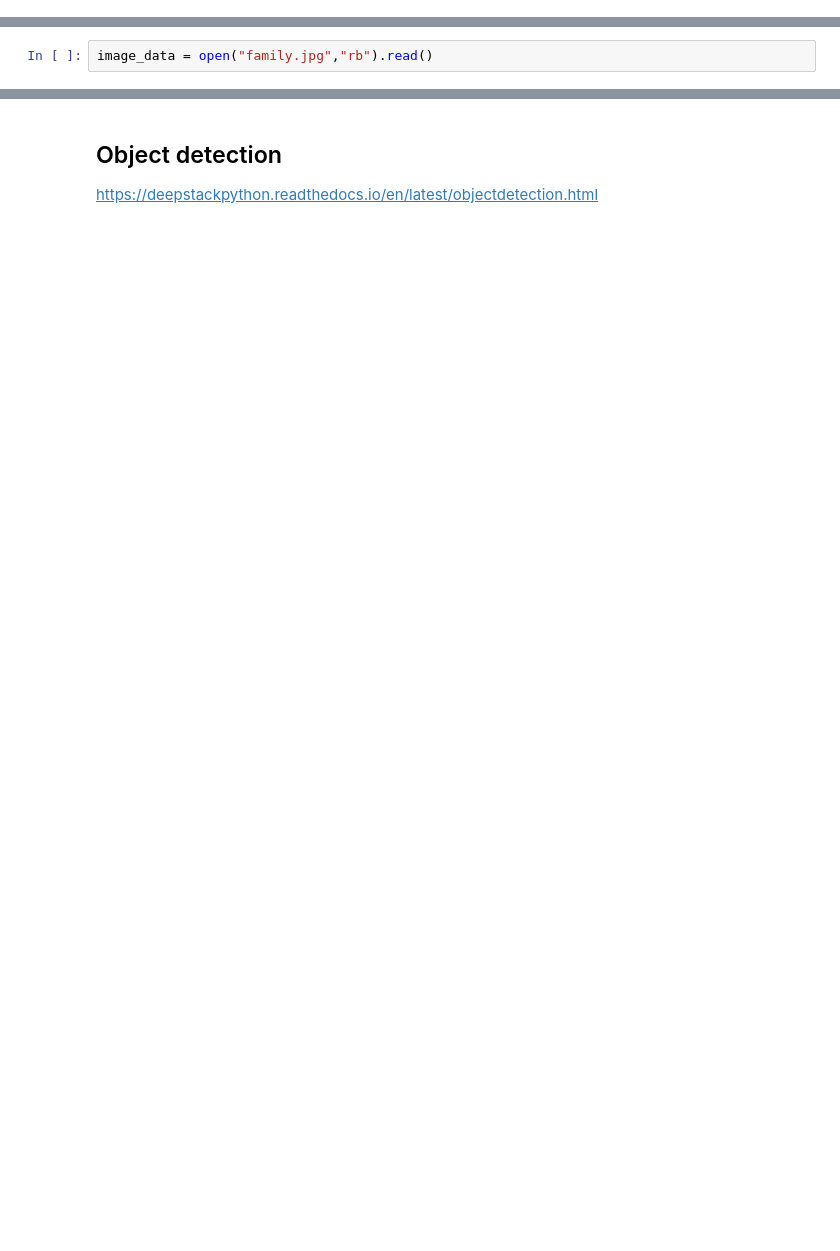
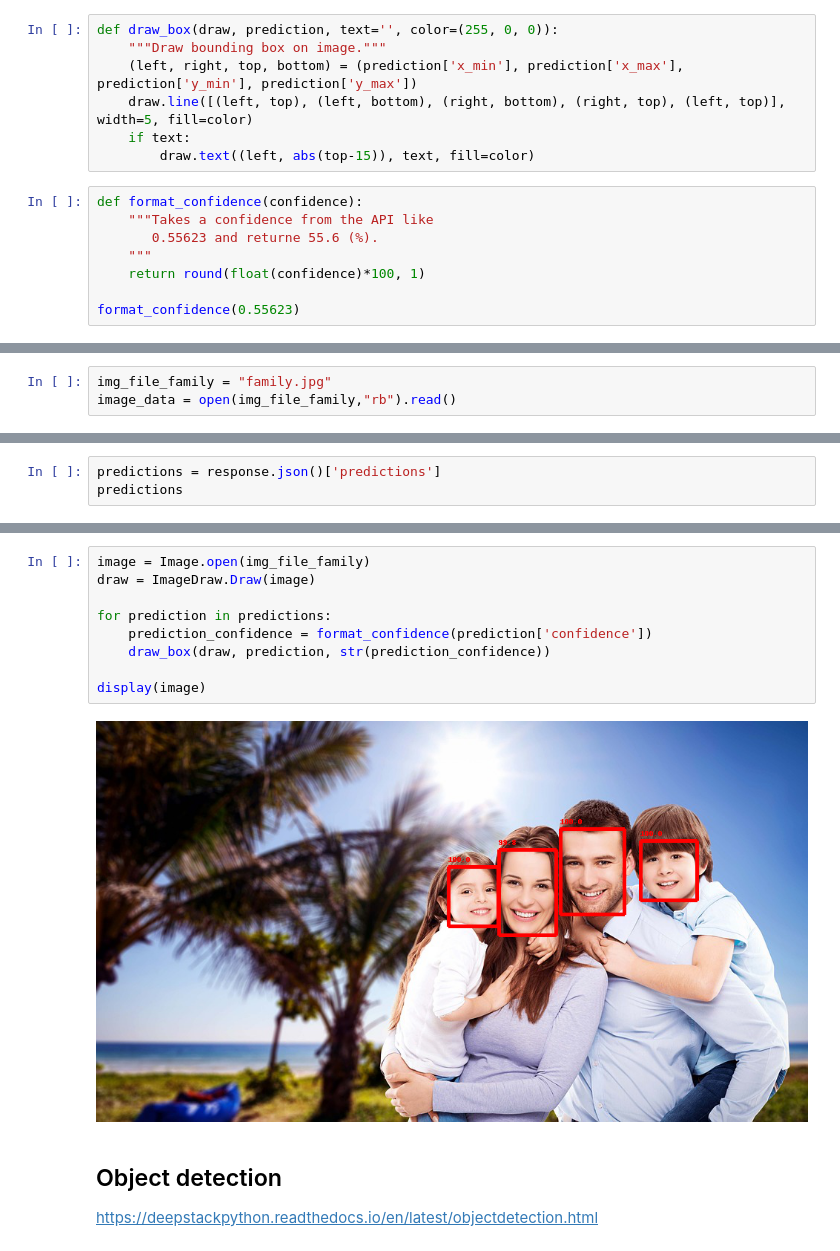
Before and after one commit to robmarkcole/Useful-python, a Jupyter notebook: Deepstack/Deepstack getting started.ipynb, the cells around one changed output, grey strips where cells are left out. Drawn from its saved outputs; the diff is of its cells as text; blank space fills up the shorter version.

```diff
--- a/Deepstack/Deepstack getting started.ipynb
+++ b/Deepstack/Deepstack getting started.ipynb
@@ -10,0 +11,15 @@ PORT = '9999'
+# %%
+def draw_box(draw, prediction, text='', color=(255, 0, 0)):
+    """Draw bounding box on image."""
+    (left, right, top, bottom) = (prediction['x_min'], prediction['x_max'], prediction['y_min'], prediction['y_max'])
+    draw.line([(left, top), (left, bottom), (right, bottom), (right, top), (left, top)], width=5, fill=color)
+    if text:
+        draw.text((left, abs(top-15)), text, fill=color)
+# %%
+def format_confidence(confidence):
+    """Takes a confidence from the API like
+       0.55623 and returne 55.6 (%).
+    """
+    return round(float(confidence)*100, 1)
+
+format_confidence(0.55623)
@@ -11,5 +36,6 @@ PORT = '9999'
 # %%
-image_data = open("family.jpg","rb").read()
+img_file_family = "family.jpg"
+image_data = open(img_file_family,"rb").read()
 # %%
 %%time
 response = requests.post(f"http://{IP_ADDR}:{PORT}/v1/vision/face",files={"image":image_data})
@@ -32,0 +45,3 @@ print(requests.post(f"http://{IP_ADDR}:{PORT}/v1/vision/face",files={"image":ima
+# %%
+predictions = response.json()['predictions']
+predictions
@@ -33,3 +69,14 @@ print(requests.post(f"http://{IP_ADDR}:{PORT}/v1/vision/face",files={"image":ima
+# %%
+image = Image.open(img_file_family)
+draw = ImageDraw.Draw(image)
+
+for prediction in predictions:
+    prediction_confidence = format_confidence(prediction['confidence'])
+    draw_box(draw, prediction, str(prediction_confidence))
+
+display(image)
+# %% [output]
+[figure, added]
 # %% [markdown]
 ## Object detection
 https://deepstackpython.readthedocs.io/en/latest/objectdetection.html
```
Also changed, not shown: parts of 16 cells of this notebook, 6 other files.
